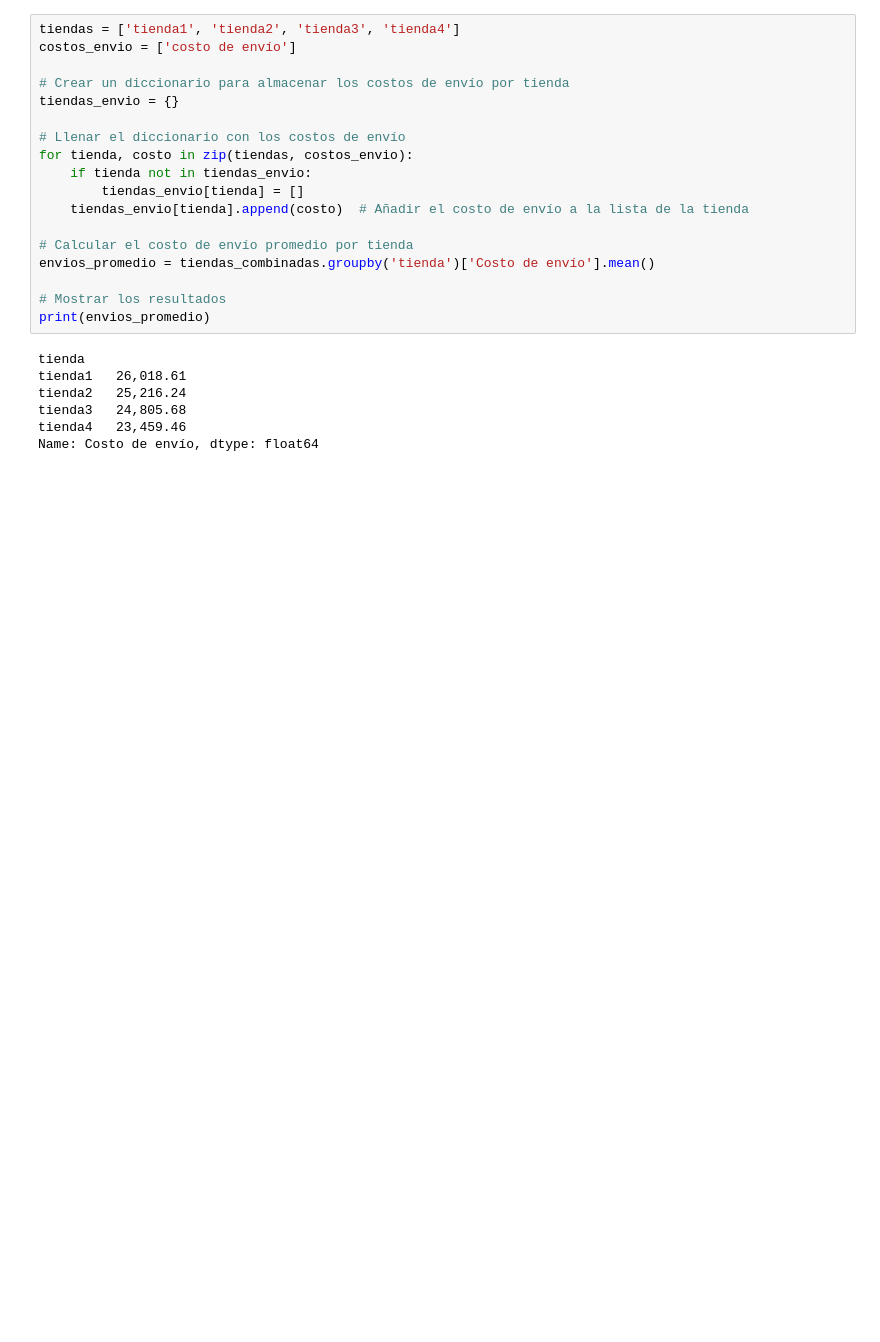
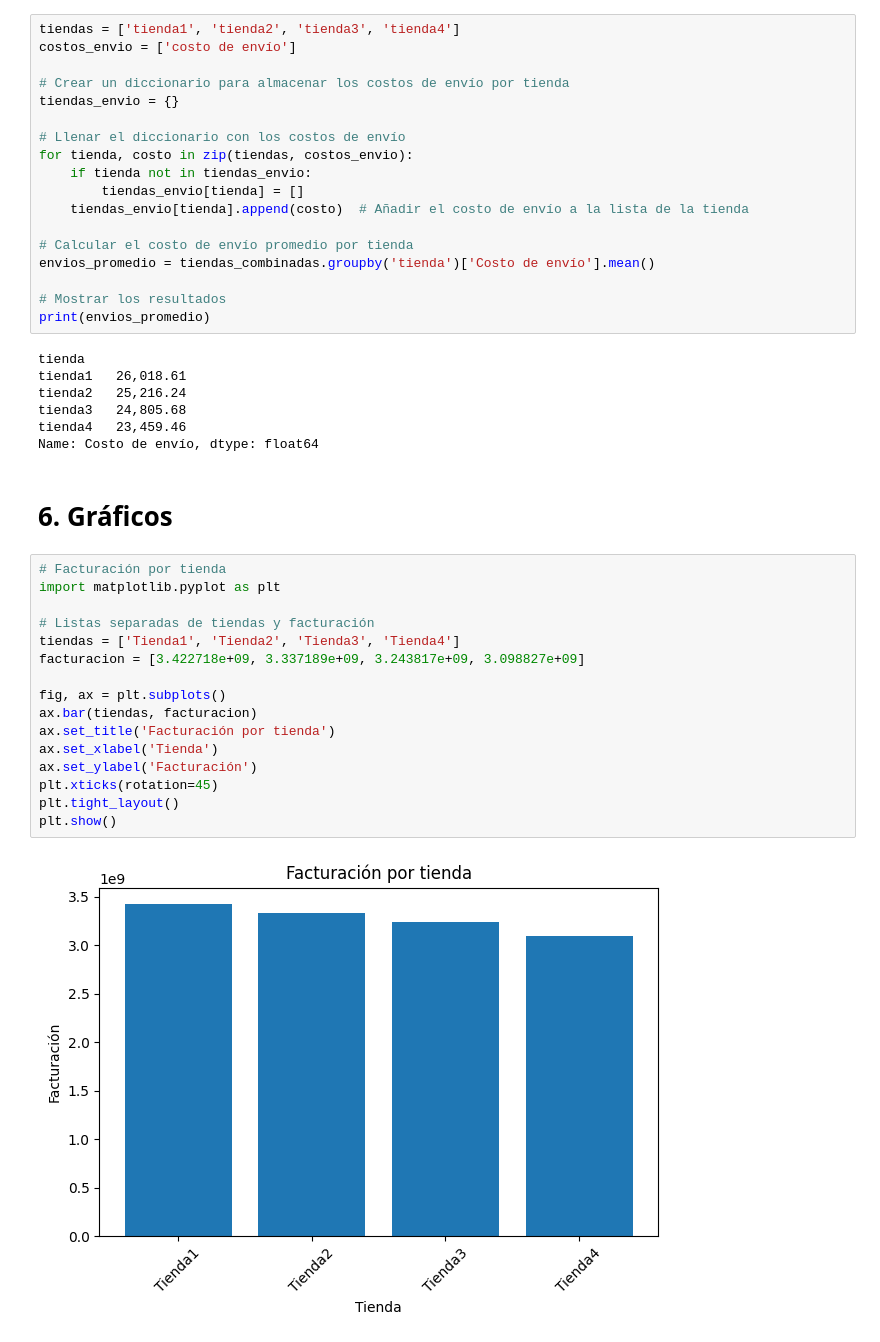
Before and after one commit to KarolMartinez/challenge1-data-science-latam, a Jupyter notebook: AluraStoreLatam.ipynb, the cells around one changed output. Saved outputs shown, nothing was run; the diff lists cells and outputs as text; blank space fills up the shorter version.

```diff
--- a/AluraStoreLatam.ipynb
+++ b/AluraStoreLatam.ipynb
@@ -186,3 +186,23 @@ tienda2   25,216.24
 tienda3   24,805.68
 tienda4   23,459.46
 Name: Costo de envío, dtype: float64
+# %% [markdown]
+# 6. Gráficos
+# %%
+# Facturación por tienda
+import matplotlib.pyplot as plt
+
+# Listas separadas de tiendas y facturación
+tiendas = ['Tienda1', 'Tienda2', 'Tienda3', 'Tienda4']
+facturacion = [3.422718e+09, 3.337189e+09, 3.243817e+09, 3.098827e+09]
+
+fig, ax = plt.subplots()
+ax.bar(tiendas, facturacion)
+ax.set_title('Facturación por tienda')
+ax.set_xlabel('Tienda')
+ax.set_ylabel('Facturación')
+plt.xticks(rotation=45)
+plt.tight_layout()
+plt.show()
+# %% [output]
+[figure, added]
```
Also changed, not shown: parts of 2 cells of this notebook.
